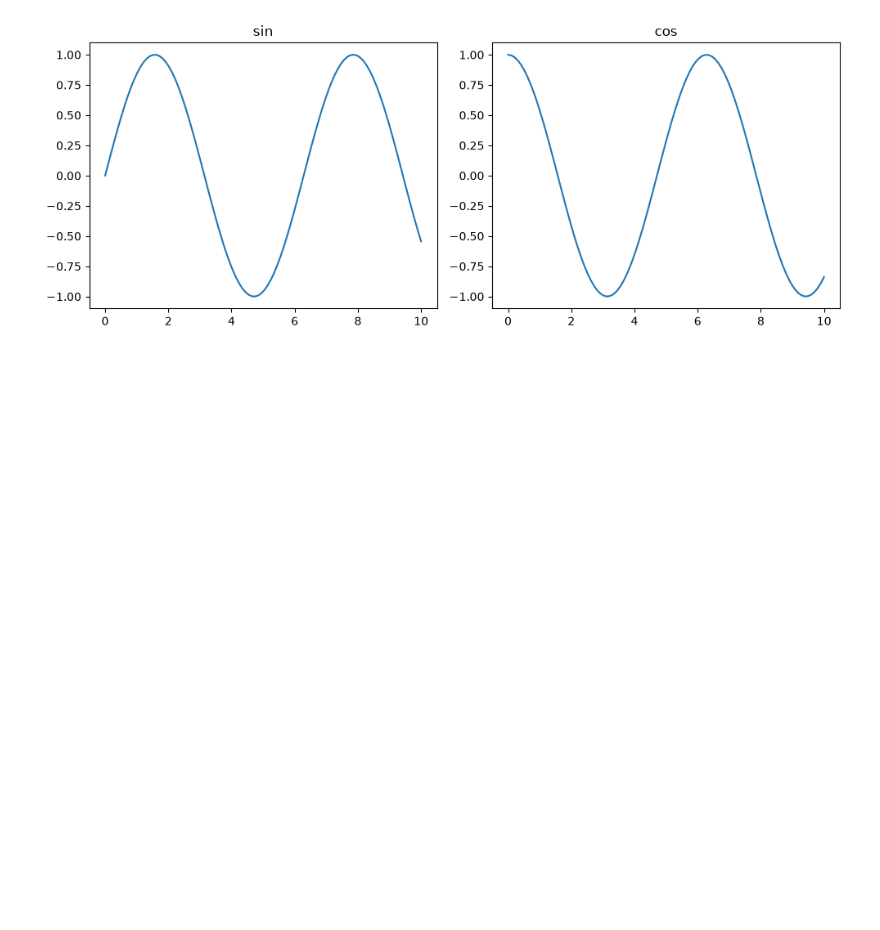
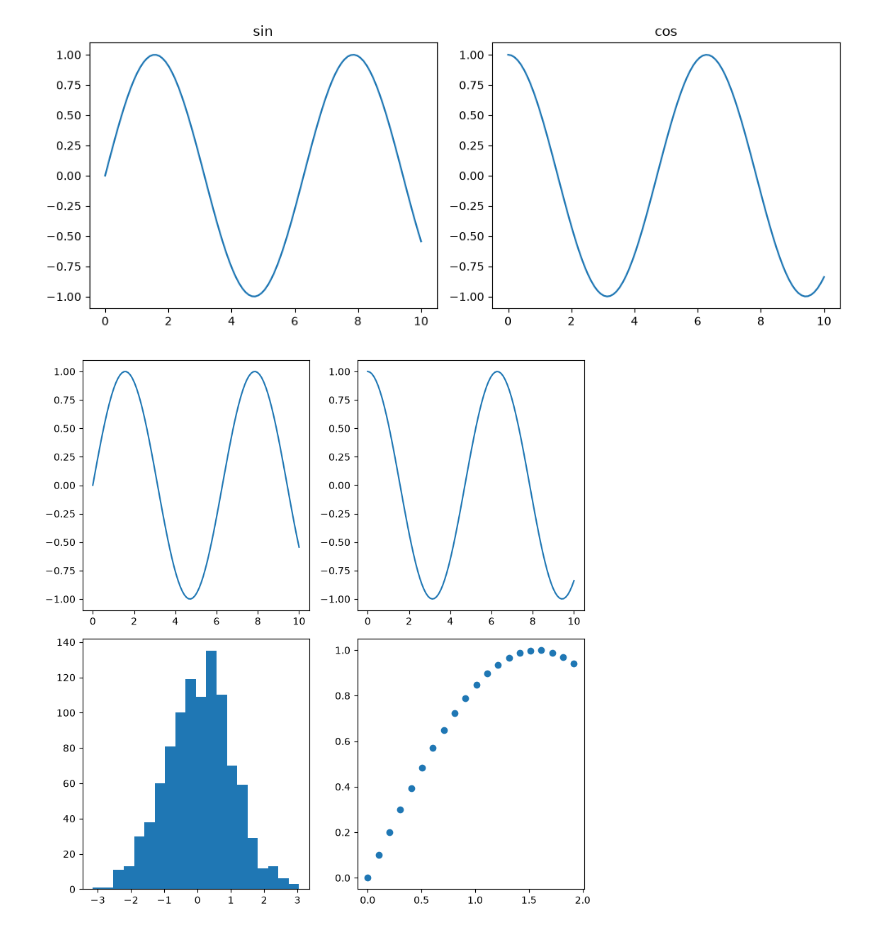
Before and after one commit to Kacperxk/kacper-ml-journey, a Jupyter notebook: notebooks/matplotlib_practice.ipynb, the cells around one changed output. Cells and saved outputs as stored; diff of their text form; code cells hidden in the pictures; blank space fills up the shorter version.

Commit message:
feat(p0/matplotlib): explore core plot types, subplots, and figure/axes anatomy

```diff
--- a/notebooks/matplotlib_practice.ipynb
+++ b/notebooks/matplotlib_practice.ipynb
@@ -68,3 +68,12 @@ axes[1].set_title("cos")
 fig.tight_layout()
 # %% [output]
 [figure]
+# %%
+fig, axes = plt.subplots(2, 2, figsize=(8, 8))
+axes[0, 0].plot(x, np.sin(x))
+axes[0, 1].plot(x, np.cos(x))
+axes[1, 0].hist(data, bins=20)
+axes[1, 1].scatter(x[:20], y[:20])
+fig.tight_layout()
+# %% [output]
+[figure, added]
```
Also changed, not shown: parts of 7 cells of this notebook.
